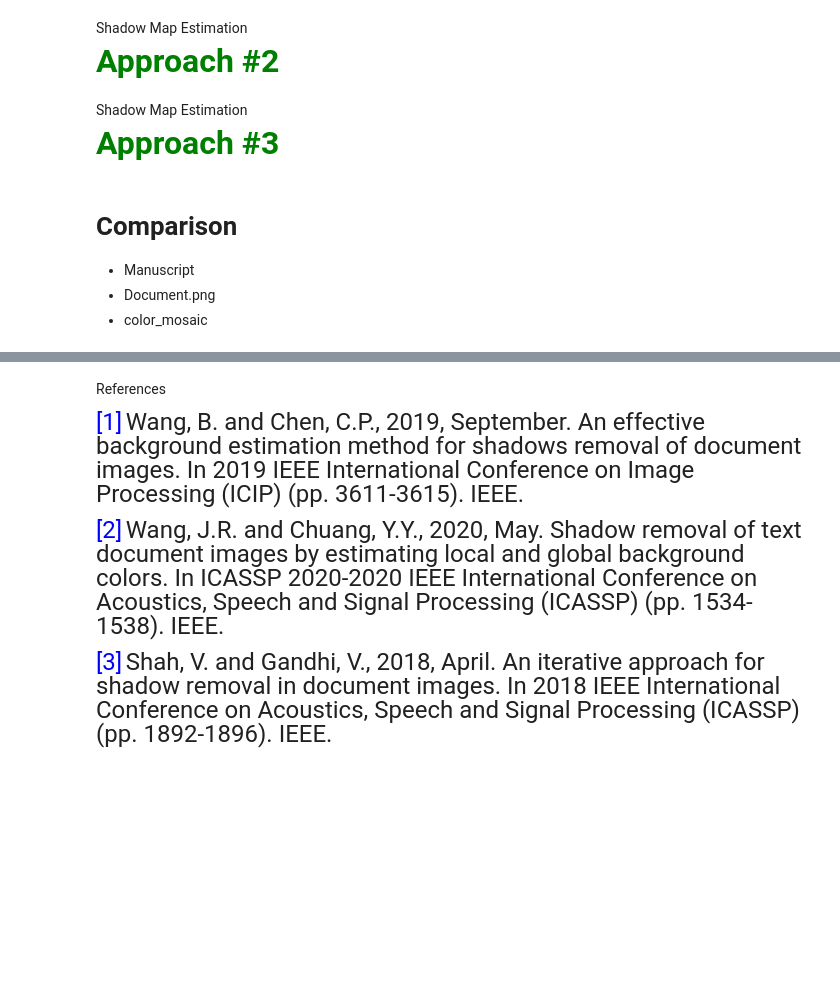
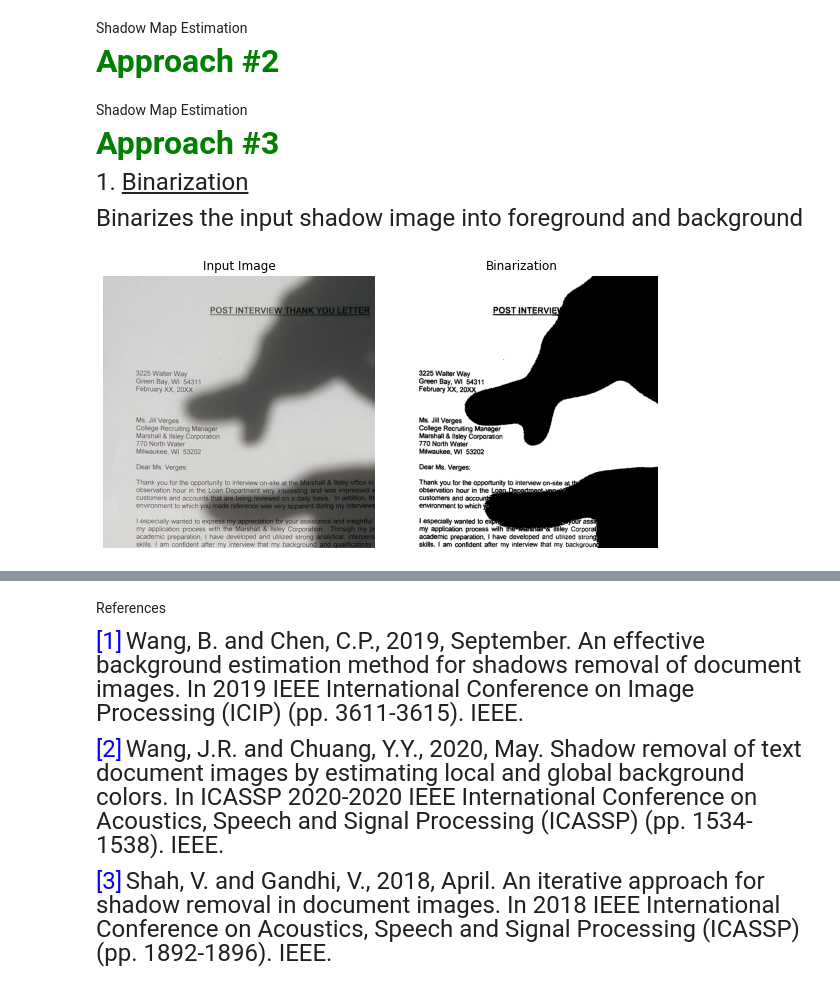
Before and after one commit to monsij/Shadow-Removal, a Jupyter notebook: notebooks/presentation.ipynb, the cells around one changed output, grey strips where cells are left out. Drawn from its saved outputs; the diff is of its cells as text; code cells hidden in the pictures; blank space fills up the shorter version.

```diff
--- a/notebooks/presentation.ipynb
+++ b/notebooks/presentation.ipynb
@@ -101,8 +113,15 @@ f,ax = plot_img(I_local_refined, "Refined Local Background")
 <font size="15">Shadow Map Estimation
 
 <font size="6" color='green'>**Approach #3**</font>
+
+<font size="5">1. <u>Binarization</u></font>
+
+<font size="5"> Binarizes the input shadow image into foreground and background
-# %% [markdown]
-# Comparison
-- Manuscript
-- Document.png
-- color_mosaic
+# %%
+ip_img = load_img(base_img_rpath + 'document.png')
+ip_img_gray = color.rgb2gray(ip_img)
+threshold_mask = filters.threshold_local(ip_img_gray, block_size=2001)
+binary_img = ip_img_gray > threshold_mask
+f,ax = show_img_compare(ip_img, binary_img, "Input Image", "Binarization",900,900,img_2_binary=True)
+# %% [output]
+[figure, added]
```
Also changed, not shown: parts of 9 cells of this notebook, 2 other files.
